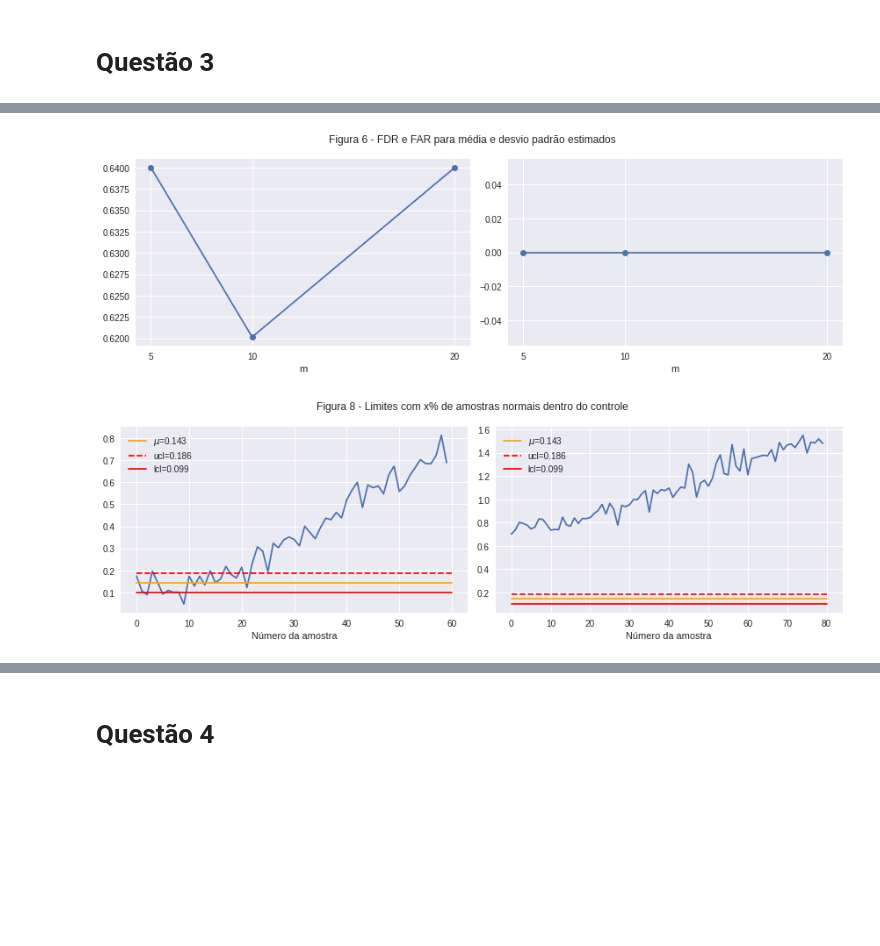
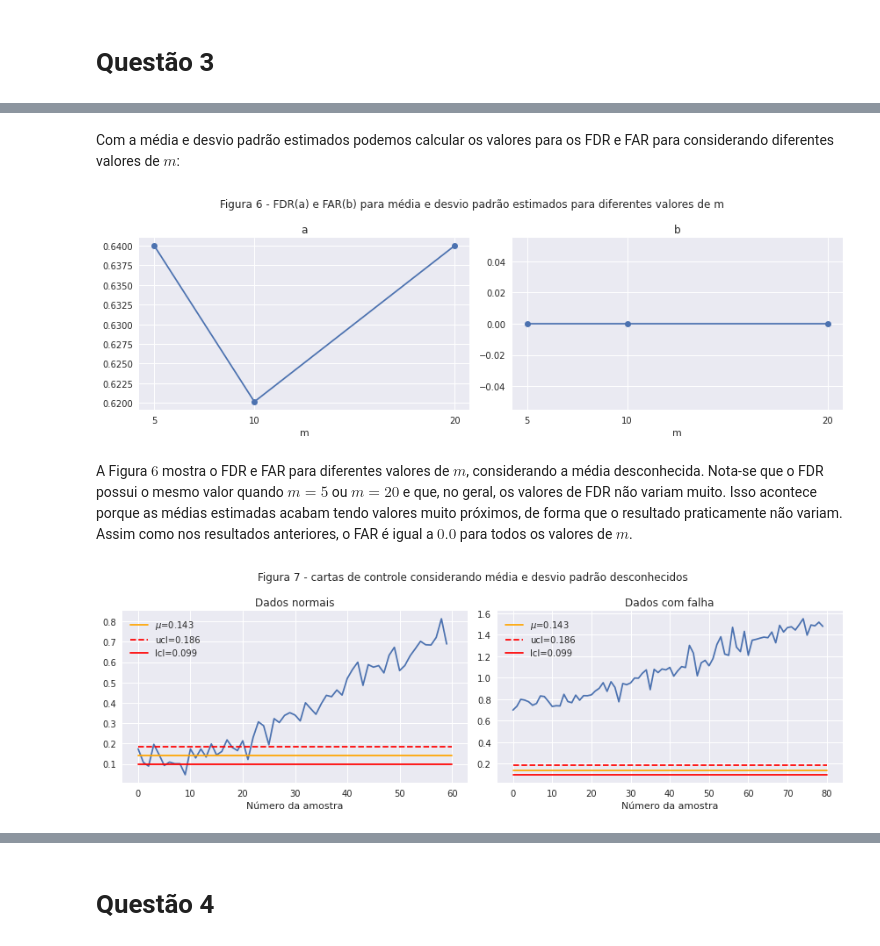
Before and after one commit to ifribeiro/TEI-EstApl, a Jupyter notebook: EPC10.ipynb, the cells around one changed output, grey strips where cells are left out. Drawn from its saved outputs; the diff is of its cells as text; code cells hidden in the pictures; blank space fills up the shorter version.

```diff
--- a/EPC10.ipynb
+++ b/EPC10.ipynb
@@ -274,3 +293,5 @@ desvio_normal
+# %% [markdown]
+Com a média e desvio padrão estimados podemos calcular os valores para os FDR e FAR para considerando diferentes valores de $m$:
 # %%
 lista_n = [10]
 lista_ultrapassam_normal = []
@@ -292,34 +317,40 @@ ax[0].plot(ms, fdrs, marker='o')
 ax[1].plot(ms, fars, marker='o')
 ax[0].set_xlabel("m")
 ax[0].set_xticks([5, 10, 20])
+ax[0].set_title("a")
 ax[1].set_xlabel("m")
-plt.suptitle("Figura 6 - FDR e FAR para média e desvio padrão estimados")
+ax[1].set_title("b")
+plt.suptitle("Figura 6 - FDR(a) e FAR(b) para média e desvio padrão estimados para diferentes valores de m")
 plt.xticks(ms)
 plt.tight_layout();
 # %% [output]
-[figure, old version]
+[figure, new version]
+# %% [markdown]
+A Figura $6$ mostra o FDR e FAR  para diferentes valores de $m$, considerando a média desconhecida. Nota-se que o FDR possui o mesmo valor quando $m=5$ ou $m=20$ e que, no geral, os valores de FDR não variam muito. Isso acontece porque as médias estimadas acabam tendo valores muito próximos, de forma que o resultado praticamente não variam. Assim como nos resultados anteriores, o FAR é igual a $0.0$ para todos os valores de $m$.
 # %%
 ucl2, lcl2 = c_media_desvio_desc(medias_estimadas_normal[0], d2, 10, R_media_normal)
 # %%
 fig, ax = plt.subplots(figsize=(12,4), ncols=2)
 x = np.arange(len(medias_normais3))
 mu = medias_estimadas_normal[0]
 ax[0].plot(x, medias_normais3)
 ax[0].plot([0, len(x)], [mu, mu], c='orange', label=r'$\mu$={:.3f}'.format(mu))
 ax[0].plot([0, len(x)], [ucl2, ucl2], ls='--', c='red', label='ucl={:.3f}'.format(ucl2))
 ax[0].plot([0, len(x)], [lcl2, lcl2], c='red', label='lcl={:.3f}'.format(lcl2))
 ax[0].legend()
 ax[0].set_xlabel("Número da amostra")
+ax[0].set_title("Dados normais")
+
 x = np.arange(len(medias_falha3))
 ax[1].plot(x, medias_falha3)
 ax[1].plot([0, len(x)], [mu, mu], c='orange', label=r'$\mu$={:.3f}'.format(mu))
 ax[1].plot([0, len(x)], [ucl2, ucl2], ls='--', c='red', label='ucl={:.3f}'.format(ucl2))
 ax[1].plot([0, len(x)], [lcl2, lcl2], c='red', label='lcl={:.3f}'.format(lcl2))
-# plt.title("Figura 6 - x% de amostras com falha fora dos limites")
+ax[1].set_title("Dados com falha")
 ax[1].set_xlabel("Número da amostra")
 ax[1].legend()
-plt.suptitle("Figura 7 - Limites com x% de amostras normais dentro do controle")
+plt.suptitle("Figura 7 - cartas de controle considerando média e desvio padrão desconhecidos")
 plt.tight_layout()
 plt.legend();
 # %% [output]
-[figure, old version]
+[figure, new version]
```
Also changed, not shown: parts of 30 cells of this notebook.
